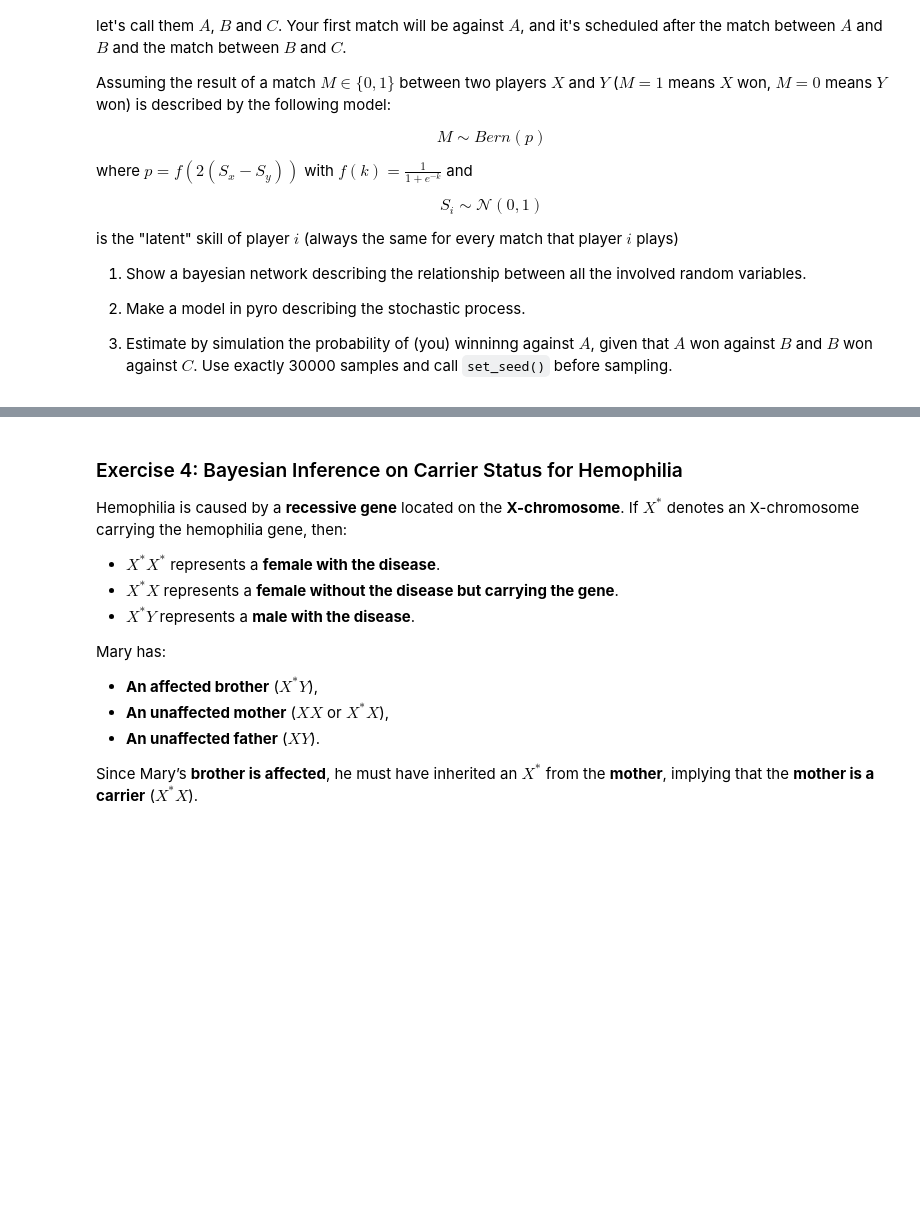
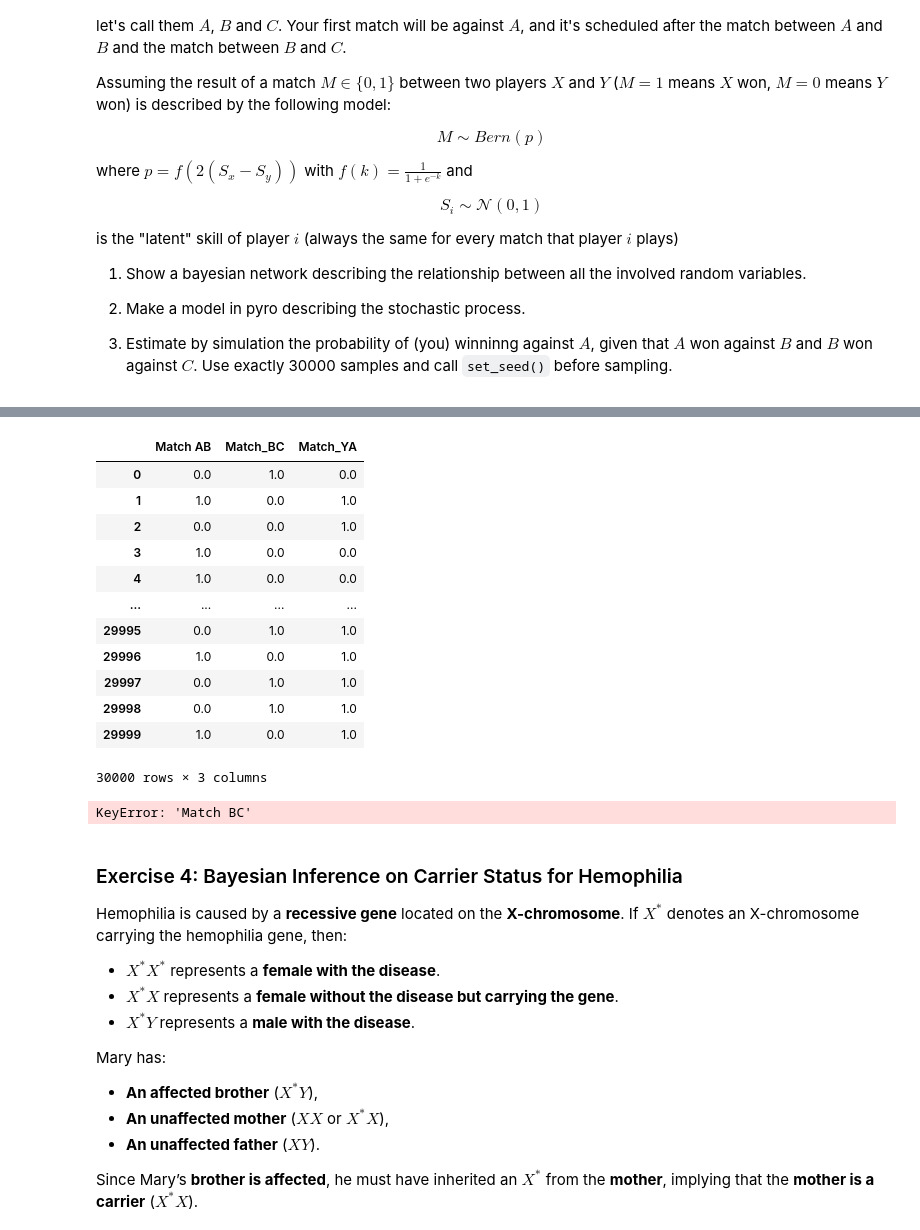
Before and after one commit to TommasoPiscitelli/PML2025, a Jupyter notebook: Homeworks/Homework_1.ipynb, the cells around one changed output, grey strips where cells are left out. Saved outputs shown, nothing was run; the diff lists cells and outputs as text; code cells hidden in the pictures; blank space fills up the shorter version.

```diff
--- a/Homeworks/Homework_1.ipynb
+++ b/Homeworks/Homework_1.ipynb
@@ -209,0 +219,21 @@ def set_seed():
+# %%
+def model(n: int = 1):
+
+    S_A = pyro.sample("skill A", dist.Normal(0, 1), sample_shape=(n,))
+    S_B = pyro.sample("skill B", dist.Normal(0, 1), sample_shape=(n,))
+    S_C = pyro.sample("skill C", dist.Normal(0,1), sample_shape=(n,))
+
+    S_Y = 0.4
+
+    p_AB = 1 / (1 + torch.exp(-2 * (S_A - S_B)))
+    p_BC = 1 / (1 + torch.exp(-2 * (S_B - S_C)))
+    p_YA = 1 / (1 + torch.exp(-2 * (S_Y - S_A)))
+
+    Match_AB = pyro.sample("match AB", dist.Bernoulli(p_AB))
+    Match_BC = pyro.sample("match BC", dist.Bernoulli(p_BC))
+    Match_YA = pyro.sample("match YA", dist.Bernoulli(p_YA))
+
+    return {'Match AB': Match_AB, 'Match_BC': Match_BC, 'Match_YA': Match_YA}
+
+# 2: plot the corersponding graphical model
+pyro.render_model(model)
@@ -210,3 +242,24 @@ def set_seed():
+# %%
+samples = pd.DataFrame(model(30_000))
+samples
+# %% [output]
+|  | Match AB | Match_BC | Match_YA |
+| 0 | 0.0 | 1.0 | 0.0 |
+| 1 | 1.0 | 0.0 | 1.0 |
+| 2 | 0.0 | 0.0 | 1.0 |
+| 3 | 1.0 | 0.0 | 0.0 |
+| 4 | 1.0 | 0.0 | 0.0 |
+| ... | ... | ... | ... |
+| 29995 | 0.0 | 1.0 | 1.0 |
+| 29996 | 1.0 | 0.0 | 1.0 |
+| 29997 | 0.0 | 1.0 | 1.0 |
+| 29998 | 0.0 | 1.0 | 1.0 |
+| 29999 | 1.0 | 0.0 | 1.0 |
+30000 rows × 3 columns
+# %%
+print(f"P(Match_YA = 1 | Match_AB = 1 , Match_BC = 1) = {samples[(samples['Match AB'] == 1) & (samples['Match BC'] == 1)]['Match YA'].mean()}")
+# %% [output]
+KeyError: 'Match BC'
 # %% [markdown]
 ### Exercise 4: Bayesian Inference on Carrier Status for Hemophilia
 
```
Also changed, not shown: parts of 4 cells of this notebook, 1 other file.
